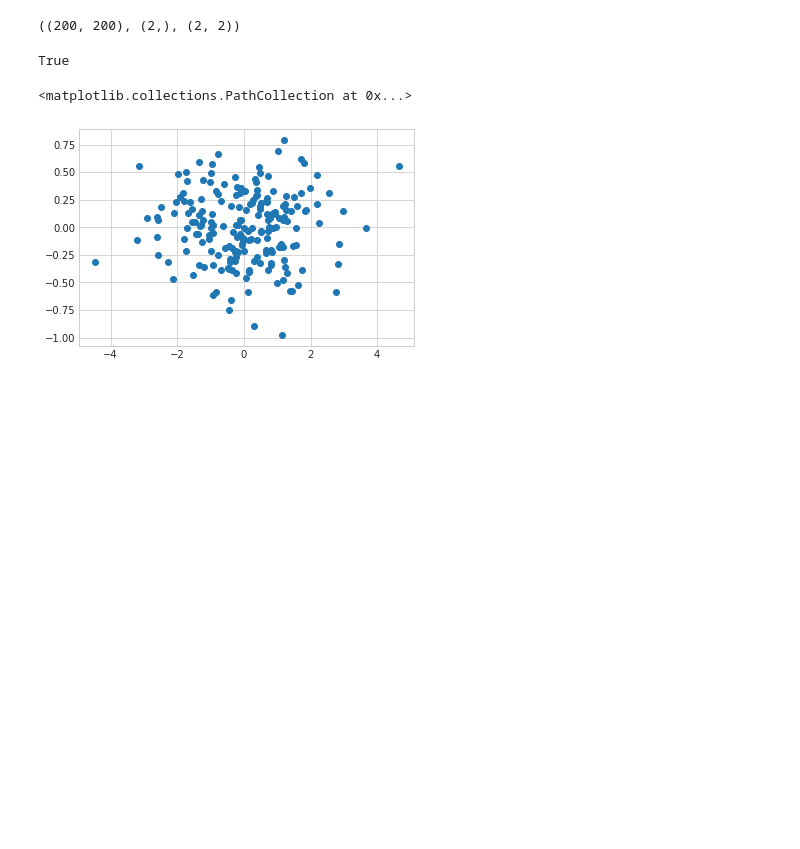
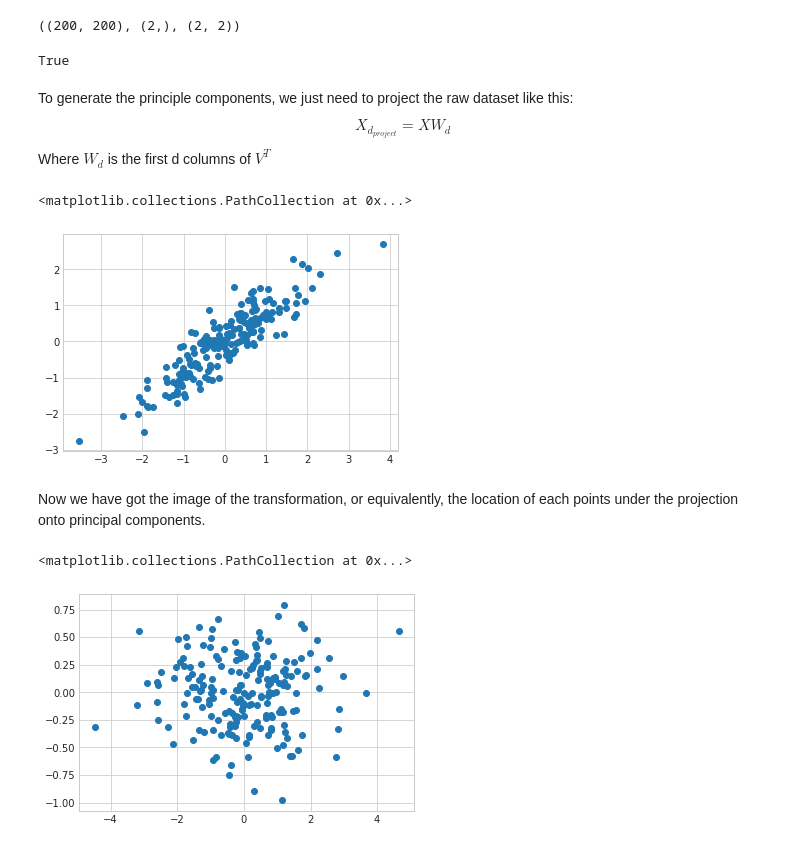
Before and after one commit to wrk1231/DataAnalysis-ML, a Jupyter notebook: Unsupervised Learning.ipynb, the cells around one changed output. Drawn from its saved outputs; the diff is of its cells as text; code cells hidden in the pictures; blank space fills up the shorter version.

```diff
--- a/Unsupervised Learning.ipynb
+++ b/Unsupervised Learning.ipynb
@@ -207,6 +286,10 @@ Sigma[:n, :n] = np.diag(sigma)
 np.allclose(np.dot(np.dot(U,Sigma),Vt) ,X_centered)
 # %% [output]
 True
+# %% [markdown]
+To generate the principle components, we just need to project the raw dataset like this:
+$$X_{d_{project}} = XW_d$$
+Where $W_d$ is the first d columns of $V^T$
 # %%
 W2 = Vt.T[:, :2]
 X2D = X_centered.dot(W2)
@@ -215,3 +297,10 @@ X2D_using_svd = X2D
+# %%
+plt.scatter(X_centered[:,0], X_centered[:,1])
+# %% [output]
+<matplotlib.collections.PathCollection at 0x...>
+[figure, added]
+# %% [markdown]
+Now we have got the image of the  transformation, or equivalently, the location of each points under the projection onto principal components.
 # %%
 plt.scatter(X2D_using_svd[:,0], X2D_using_svd[:,1])
 # %% [output]
```
Also changed, not shown: parts of 67 cells of this notebook.
